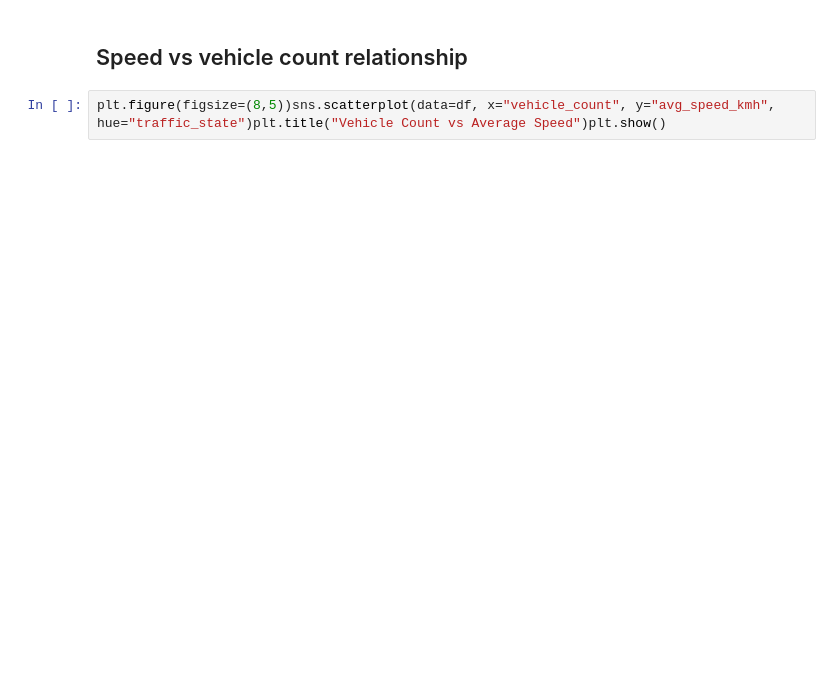
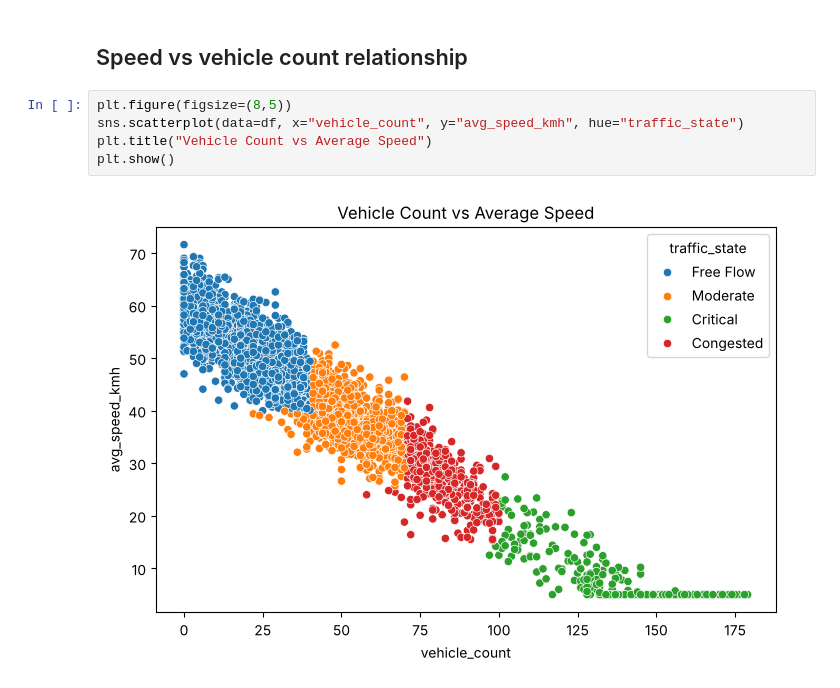
Before and after one commit to NadavaluruSashank/Smart-Traffic-Management, a Jupyter notebook: notebooks/01_EDA_Traffic_Patterns.ipynb, the cells around one changed output. Cells and saved outputs as stored; diff of their text form; blank space fills up the shorter version.

```diff
--- a/notebooks/01_EDA_Traffic_Patterns.ipynb
+++ b/notebooks/01_EDA_Traffic_Patterns.ipynb
@@ -13,4 +45,9 @@ df["traffic_state"].value_counts().plot(kind="pie", autopct="%1.1f%%", figsize=(
 # %% [markdown]
 ## Speed vs vehicle count relationship
 # %%
-plt.figure(figsize=(8,5))sns.scatterplot(data=df, x="vehicle_count", y="avg_speed_kmh", hue="traffic_state")plt.title("Vehicle Count vs Average Speed")plt.show()
+plt.figure(figsize=(8,5))
+sns.scatterplot(data=df, x="vehicle_count", y="avg_speed_kmh", hue="traffic_state")
+plt.title("Vehicle Count vs Average Speed")
+plt.show()
+# %% [output]
+[figure, added]
```
Also changed, not shown: parts of 3 cells of this notebook, 2 other files.
